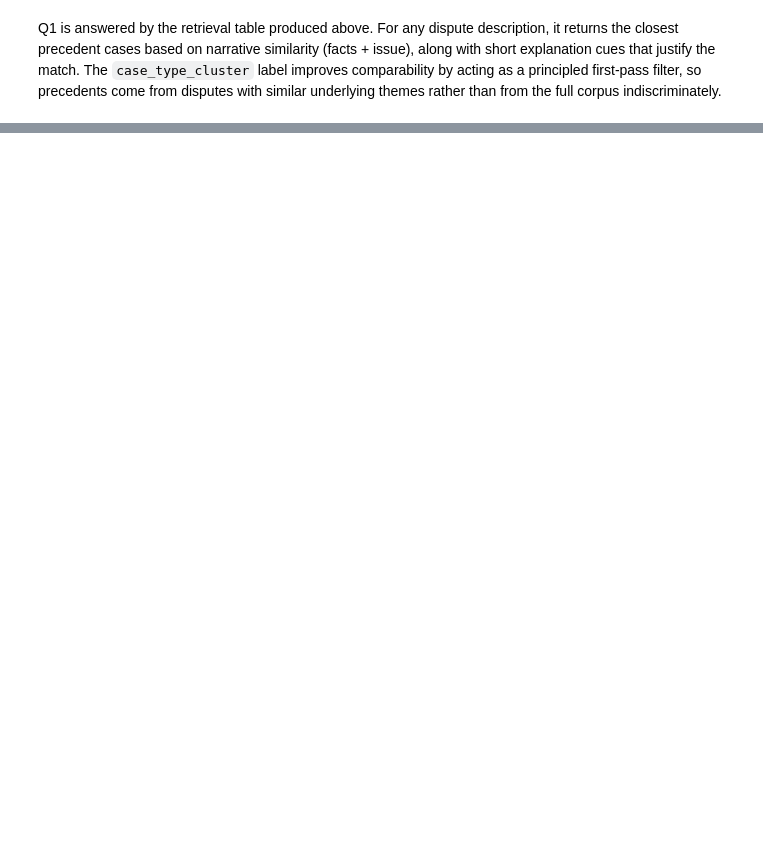
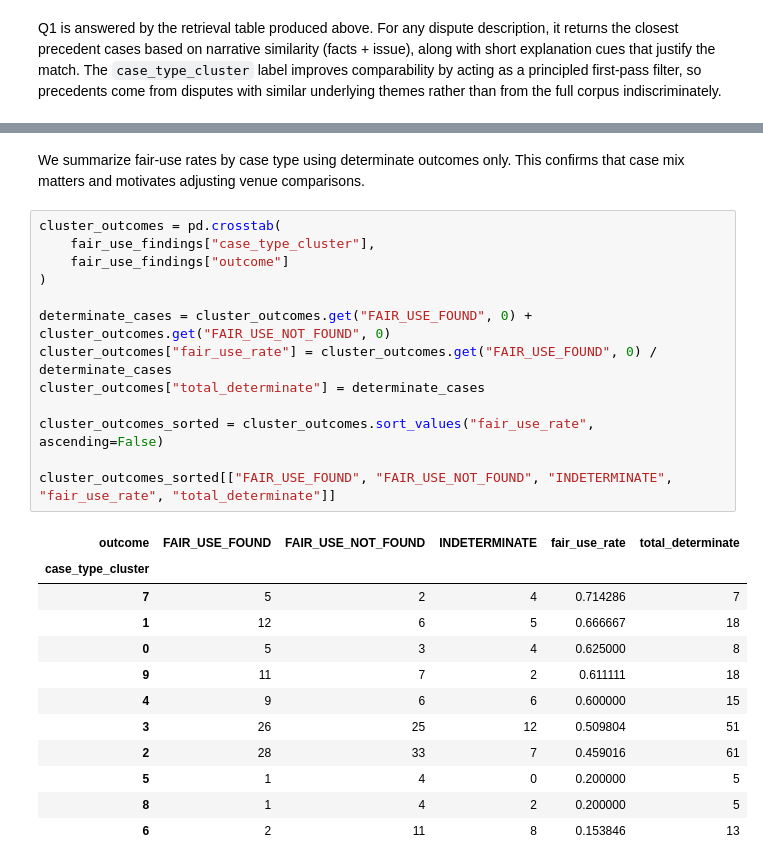
Before and after one commit to mqanaq/BA820-B1-Team13, a Jupyter notebook: M3_Fair_Use_Data_Integrated_Analysis_&_Synergy.ipynb, the cells around one changed output, grey strips where cells are left out. Drawn from its saved outputs; the diff is of its cells as text; blank space fills up the shorter version.

```diff
--- a/M3_Fair_Use_Data_Integrated_Analysis_&_Synergy.ipynb
+++ b/M3_Fair_Use_Data_Integrated_Analysis_&_Synergy.ipynb
@@ -593,0 +647,28 @@ Q1 is answered by the retrieval table produced above. For any dispute descriptio
+# %% [markdown]
+We summarize fair-use rates by case type using determinate outcomes only. This confirms that case mix matters and motivates adjusting venue comparisons.
+# %%
+cluster_outcomes = pd.crosstab(
+    fair_use_findings["case_type_cluster"],
+    fair_use_findings["outcome"]
+)
+
+determinate_cases = cluster_outcomes.get("FAIR_USE_FOUND", 0) + cluster_outcomes.get("FAIR_USE_NOT_FOUND", 0)
+cluster_outcomes["fair_use_rate"] = cluster_outcomes.get("FAIR_USE_FOUND", 0) / determinate_cases
+cluster_outcomes["total_determinate"] = determinate_cases
+
+cluster_outcomes_sorted = cluster_outcomes.sort_values("fair_use_rate", ascending=False)
+
+cluster_outcomes_sorted[["FAIR_USE_FOUND", "FAIR_USE_NOT_FOUND", "INDETERMINATE", "fair_use_rate", "total_determinate"]]
+# %% [output]
+| outcome | FAIR_USE_FOUND | FAIR_USE_NOT_FOUND | INDETERMINATE | fair_use_rate | total_determinate |
+| case_type_cluster |  |  |  |  |  |
+| 7 | 5 | 2 | 4 | 0.714286 | 7 |
+| 1 | 12 | 6 | 5 | 0.666667 | 18 |
+| 0 | 5 | 3 | 4 | 0.625000 | 8 |
+| 9 | 11 | 7 | 2 | 0.611111 | 18 |
+| 4 | 9 | 6 | 6 | 0.600000 | 15 |
+| 3 | 26 | 25 | 12 | 0.509804 | 51 |
+| 2 | 28 | 33 | 7 | 0.459016 | 61 |
+| 5 | 1 | 4 | 0 | 0.200000 | 5 |
+| 8 | 1 | 4 | 2 | 0.200000 | 5 |
+| 6 | 2 | 11 | 8 | 0.153846 | 13 |
```
Also changed, not shown: parts of 9 cells of this notebook.
